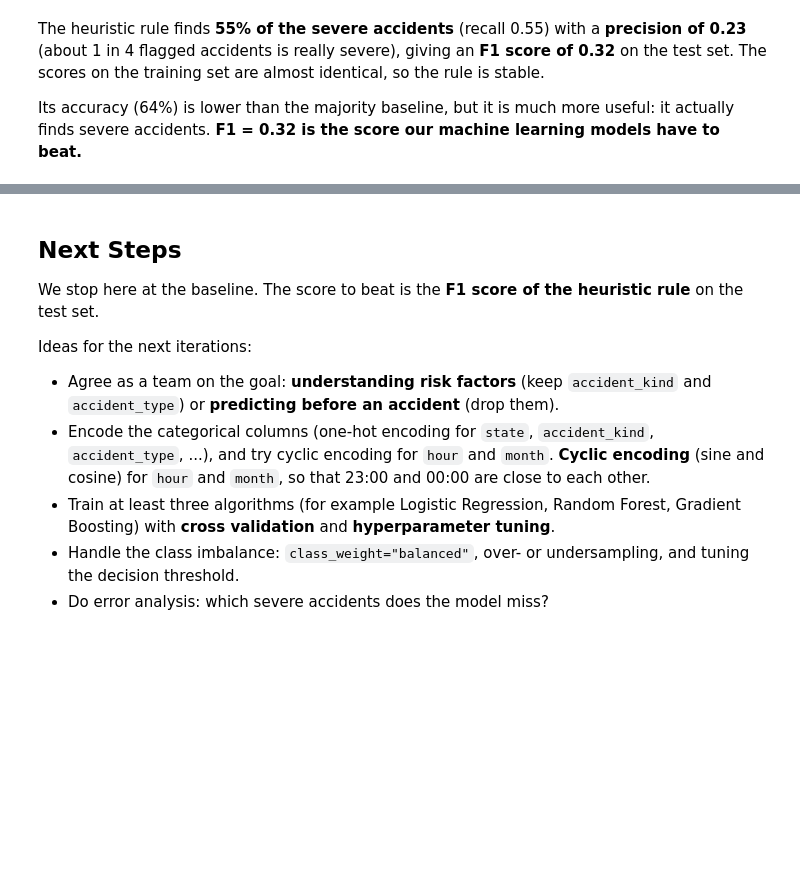
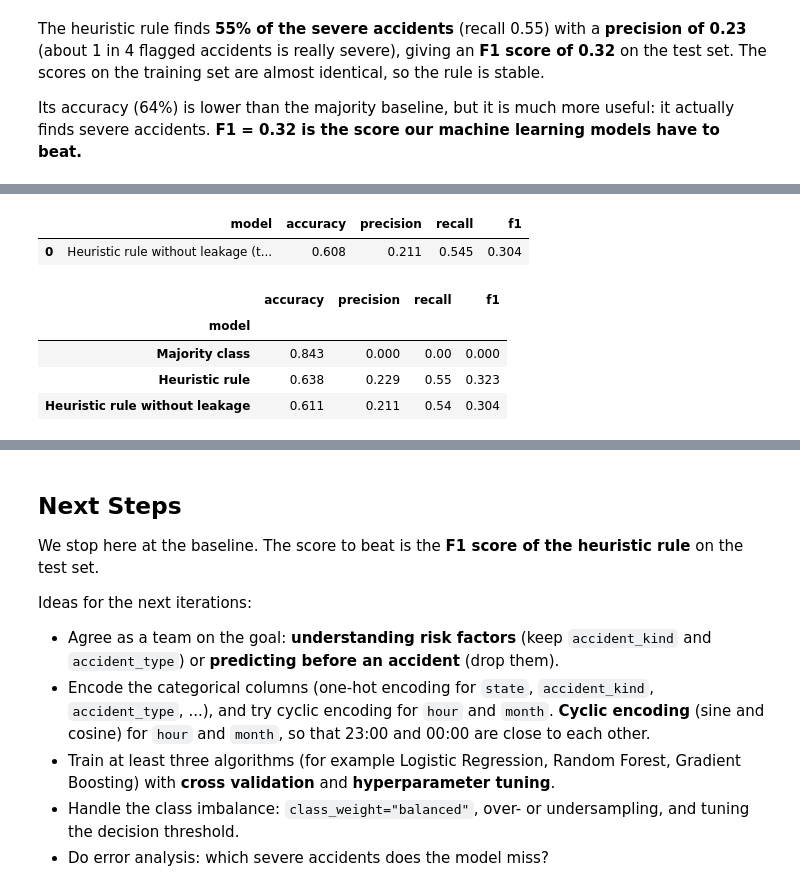
Before and after one commit to zinaF19/The-Random-Forest-Rangers, a Jupyter notebook: Micheal_Accident_Locations_2025_ML_Project.ipynb, the cells around one changed output, grey strips where cells are left out. Cells and saved outputs as stored; diff of their text form; code cells hidden in the pictures; blank space fills up the shorter version.

```diff
--- a/Micheal_Accident_Locations_2025_ML_Project.ipynb
+++ b/Micheal_Accident_Locations_2025_ML_Project.ipynb
@@ -832,0 +914,28 @@ Its accuracy (64%) is lower than the majority baseline, but it is much more usef
+# %%
+def heuristic_rule_no_leakage(data):
+    """Predict a severe accident without post-accident columns (accident_kind / type)."""
+    return (
+        (data["involves_motorcycle"] == 1)
+        | (data["involves_pedestrian"] == 1)
+        | (data["involves_car"] == 0)
+    ).astype(int)
+
+
+# Check the rule on the training data first (the test set stays untouched)
+train_scores_b3 = evaluate("Heuristic rule without leakage (train)", y_train,
+                           heuristic_rule_no_leakage(X_train))
+pd.DataFrame([train_scores_b3]).round(3)
+# %% [output]
+|  | model | accuracy | precision | recall | f1 |
+| 0 | Heuristic rule without leakage (t... | 0.608 | 0.211 | 0.545 | 0.304 |
+# %%
+no_leakage_pred = heuristic_rule_no_leakage(X_test)
+results.append(evaluate("Heuristic rule without leakage", y_test, no_leakage_pred))
+baseline_results = pd.DataFrame(results).set_index("model").round(3)
+baseline_results
+# %% [output]
+|  | accuracy | precision | recall | f1 |
+| model |  |  |  |  |
+| Majority class | 0.843 | 0.000 | 0.00 | 0.000 |
+| Heuristic rule | 0.638 | 0.229 | 0.55 | 0.323 |
+| Heuristic rule without leakage | 0.611 | 0.211 | 0.54 | 0.304 |
```
Also changed, not shown: parts of 9 cells of this notebook.
